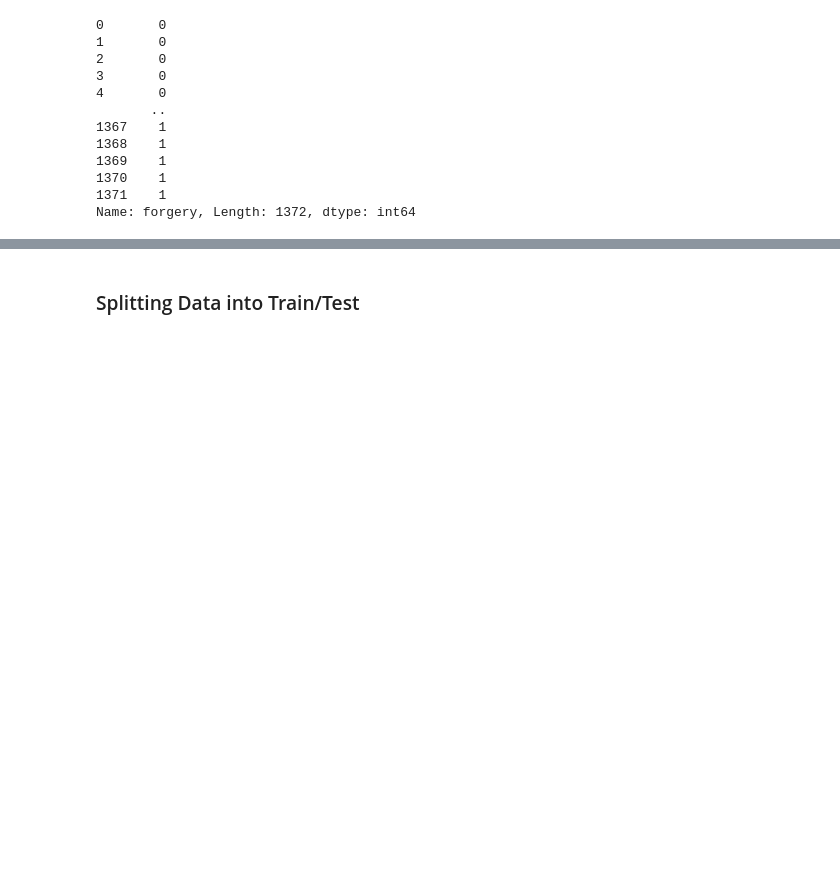
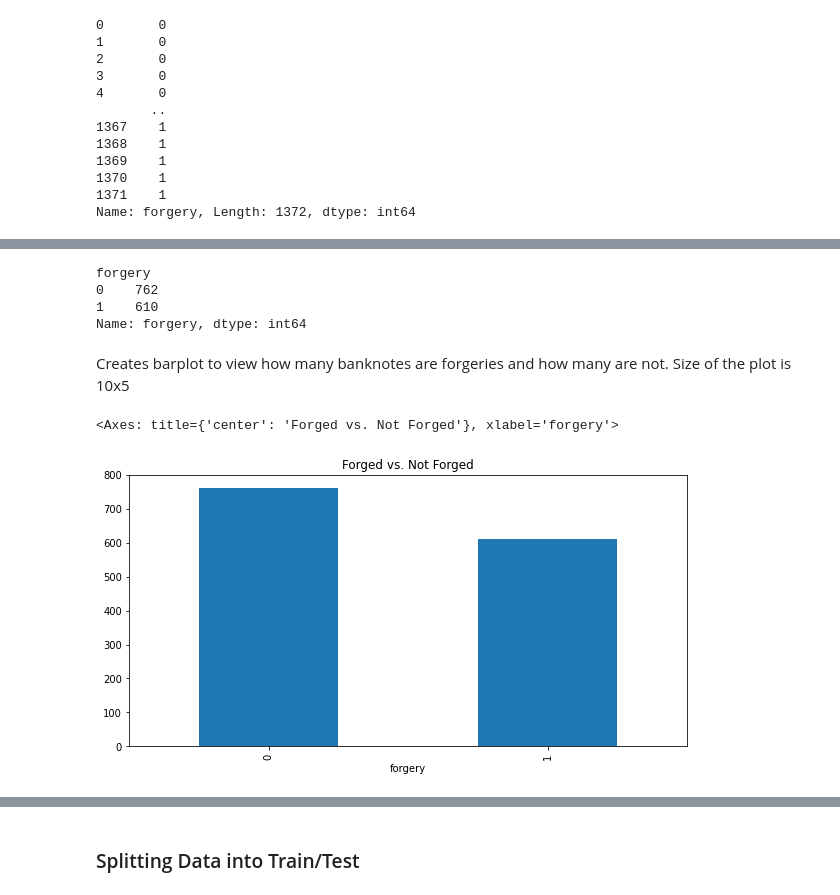
Before and after one commit to a-winders/MLA_ATW, a Jupyter notebook: MLA3_ATW.ipynb, the cells around one changed output, grey strips where cells are left out. Saved outputs shown, nothing was run; the diff lists cells and outputs as text; code cells hidden in the pictures; blank space fills up the shorter version.

```diff
--- a/MLA3_ATW.ipynb
+++ b/MLA3_ATW.ipynb
@@ -163,0 +161,16 @@ ValueError: ignored
+# %%
+forgery_type= df['forgery'].groupby(df['forgery']).count()
+# %%
+forgery_type
+# %% [output]
+forgery
+0    762
+1    610
+Name: forgery, dtype: int64
+# %% [markdown]
+Creates barplot to view how many banknotes are forgeries and how many are not. Size of the plot is 10x5
+# %%
+forgery_type.plot(kind='bar', figsize=(10,5), title='Forged vs. Not Forged')
+# %% [output]
+<Axes: title={'center': 'Forged vs. Not Forged'}, xlabel='forgery'>
+[figure, added]
```
Also changed, not shown: parts of 4 cells of this notebook.
